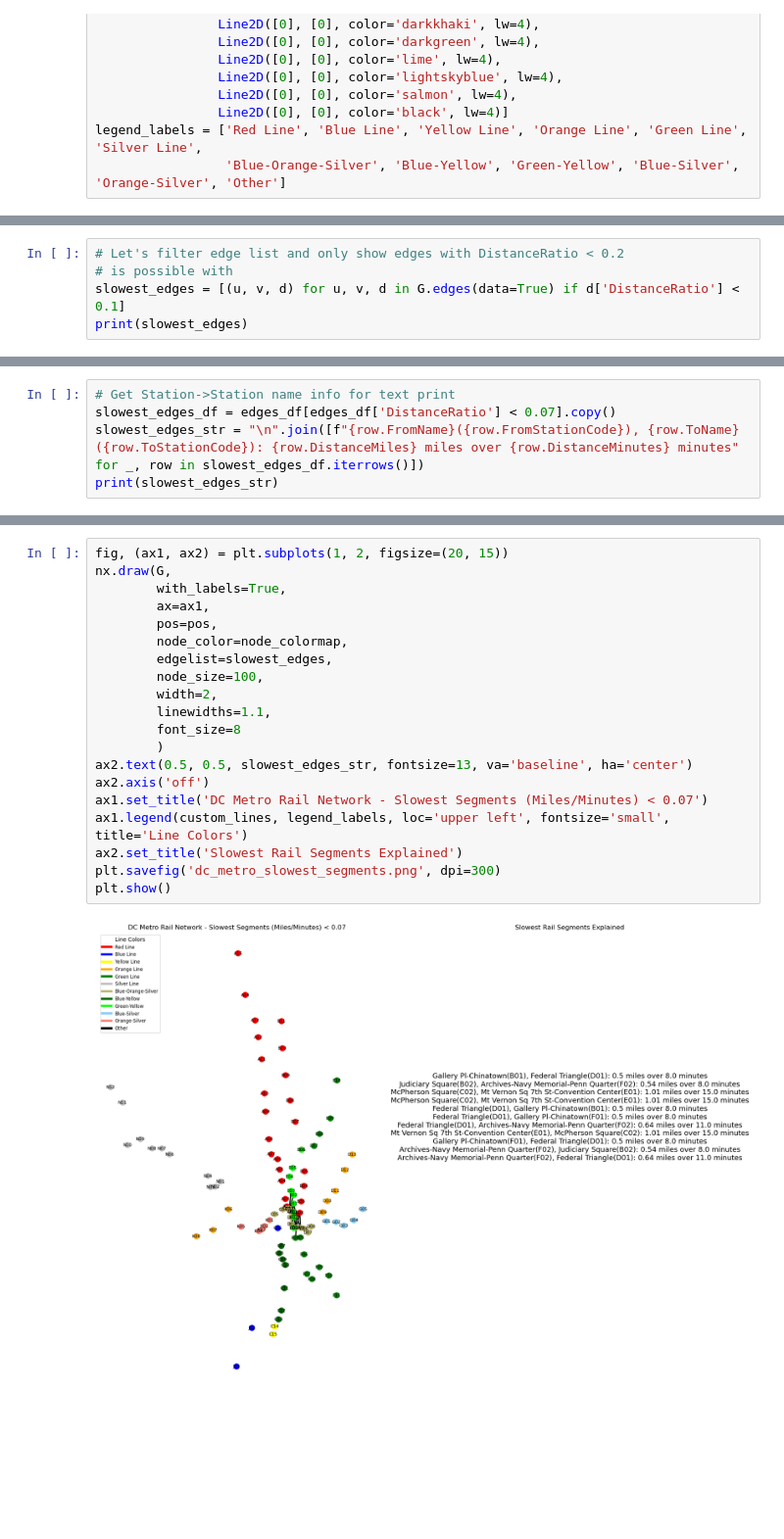
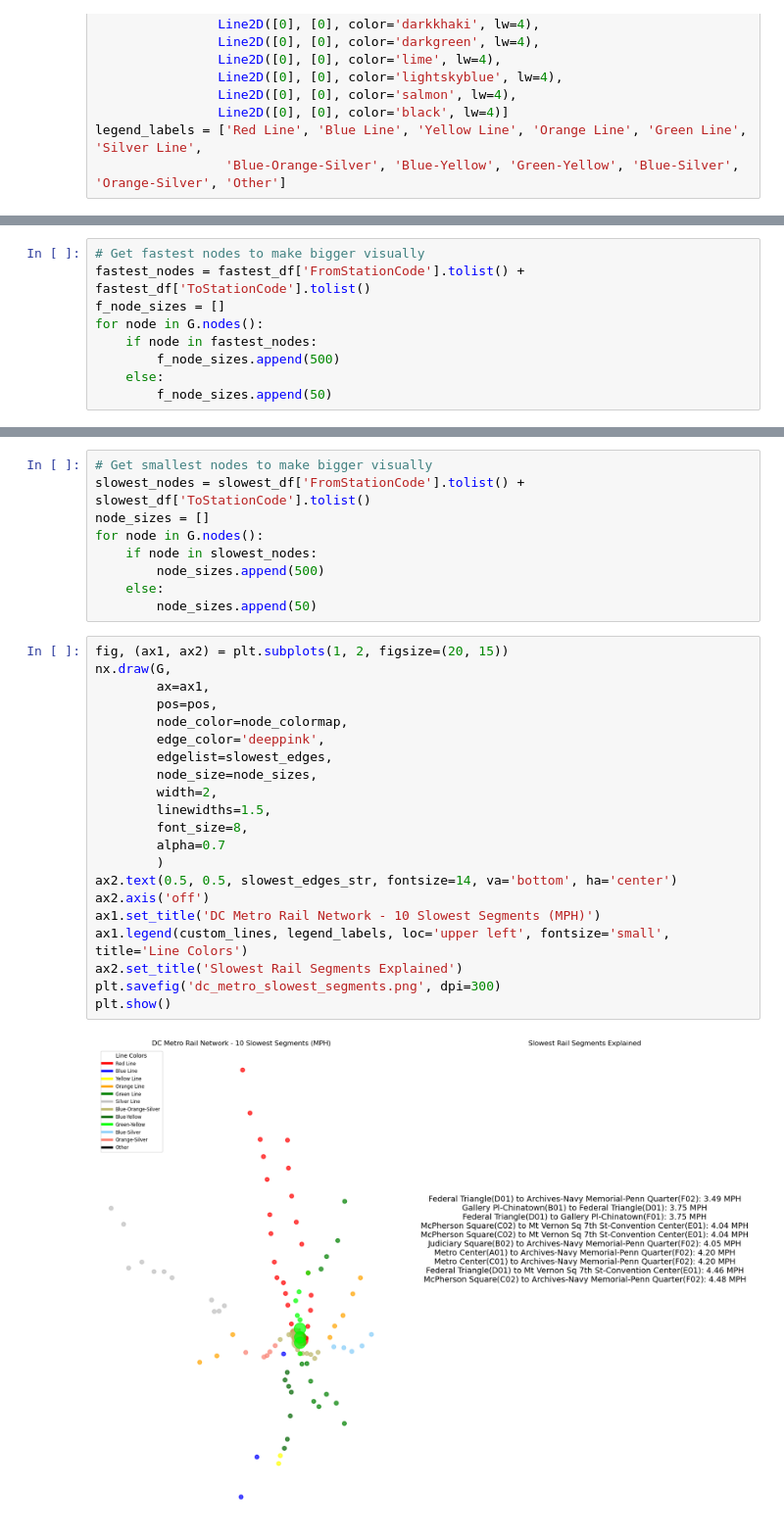
Before and after one commit to RicketyCrickitty/WMATA-Metro-Analysis, a Jupyter notebook: rail_system_network_analyis.ipynb, the cells around one changed output, grey strips where cells are left out. Shown at 98% size. Saved outputs shown, nothing was run; the diff lists cells and outputs as text; blank space fills up the shorter version.

```diff
--- a/rail_system_network_analyis.ipynb
+++ b/rail_system_network_analyis.ipynb
@@ -153,3 +167,12 @@ Wiehle-Reston East(N06), Spring Hill(N04): 5.65 miles over 8.0 minutes
+# %%
+# Get fastest nodes to make bigger visually
+fastest_nodes = fastest_df['FromStationCode'].tolist() + fastest_df['ToStationCode'].tolist()
+f_node_sizes = []
+for node in G.nodes():
+    if node in fastest_nodes:
+        f_node_sizes.append(500)
+    else:
+        f_node_sizes.append(50)
 # %%
 fig, (ax1, ax2) = plt.subplots(1, 2, figsize=(20, 15))
 nx.draw(G,
@@ -175,5 +197,0 @@ plt.show()
-# %%
-# Let's filter edge list and only show edges with DistanceRatio < 0.2
-# is possible with
-slowest_edges = [(u, v, d) for u, v, d in G.edges(data=True) if d['DistanceRatio'] < 0.1]
-print(slowest_edges)
@@ -182,5 +197,0 @@ print(slowest_edges)
-# %%
-# Get Station->Station name info for text print
-slowest_edges_df = edges_df[edges_df['DistanceRatio'] < 0.07].copy()
-slowest_edges_str = "\n".join([f"{row.FromName}({row.FromStationCode}), {row.ToName}({row.ToStationCode}): {row.DistanceMiles} miles over {row.DistanceMinutes} minutes" for _, row in slowest_edges_df.iterrows()])
-print(slowest_edges_str)
@@ -199,22 +198,32 @@ Archives-Navy Memorial-Penn Quarter(F02), Federal Triangle(D01): 0.64 miles over
+# %%
+# Get smallest nodes to make bigger visually
+slowest_nodes = slowest_df['FromStationCode'].tolist() + slowest_df['ToStationCode'].tolist()
+node_sizes = []
+for node in G.nodes():
+    if node in slowest_nodes:
+        node_sizes.append(500)
+    else:
+        node_sizes.append(50)
 # %%
 fig, (ax1, ax2) = plt.subplots(1, 2, figsize=(20, 15))
 nx.draw(G,
-        with_labels=True,
         ax=ax1,
         pos=pos,
         node_color=node_colormap,
+        edge_color='deeppink',
         edgelist=slowest_edges,
-        node_size=100,
+        node_size=node_sizes,
         width=2,
-        linewidths=1.1,
-        font_size=8
+        linewidths=1.5,
+        font_size=8,
+        alpha=0.7
         )
-ax2.text(0.5, 0.5, slowest_edges_str, fontsize=13, va='baseline', ha='center')
+ax2.text(0.5, 0.5, slowest_edges_str, fontsize=14, va='bottom', ha='center')
 ax2.axis('off')
-ax1.set_title('DC Metro Rail Network - Slowest Segments (Miles/Minutes) < 0.07')
+ax1.set_title('DC Metro Rail Network - 10 Slowest Segments (MPH)')
 ax1.legend(custom_lines, legend_labels, loc='upper left', fontsize='small', title='Line Colors')
 ax2.set_title('Slowest Rail Segments Explained')
 plt.savefig('dc_metro_slowest_segments.png', dpi=300)
 plt.show()
 # %% [output]
-[figure, old version]
+[figure, new version]
```
Also changed, not shown: parts of 10 cells of this notebook, 2 other files.
